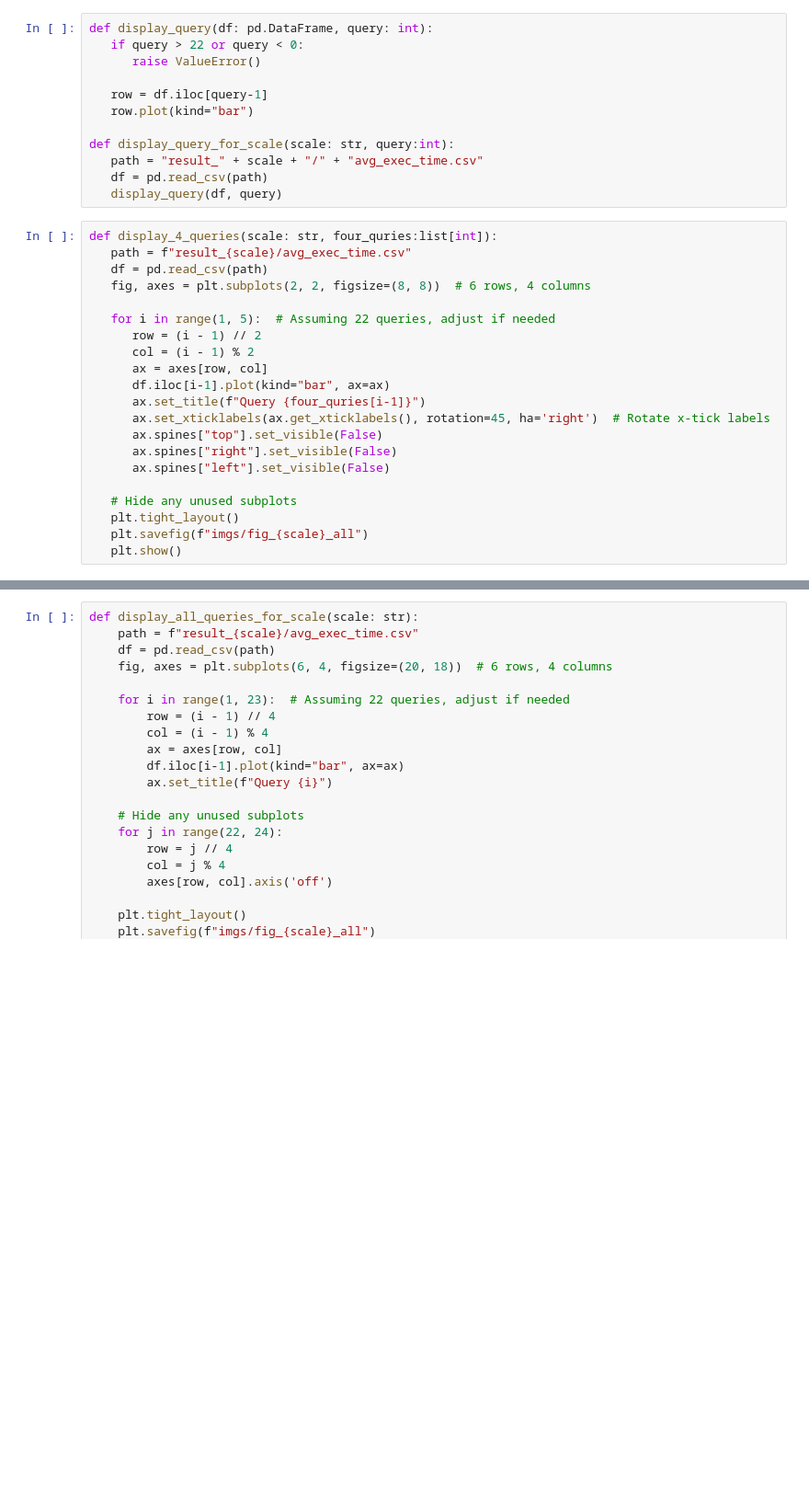
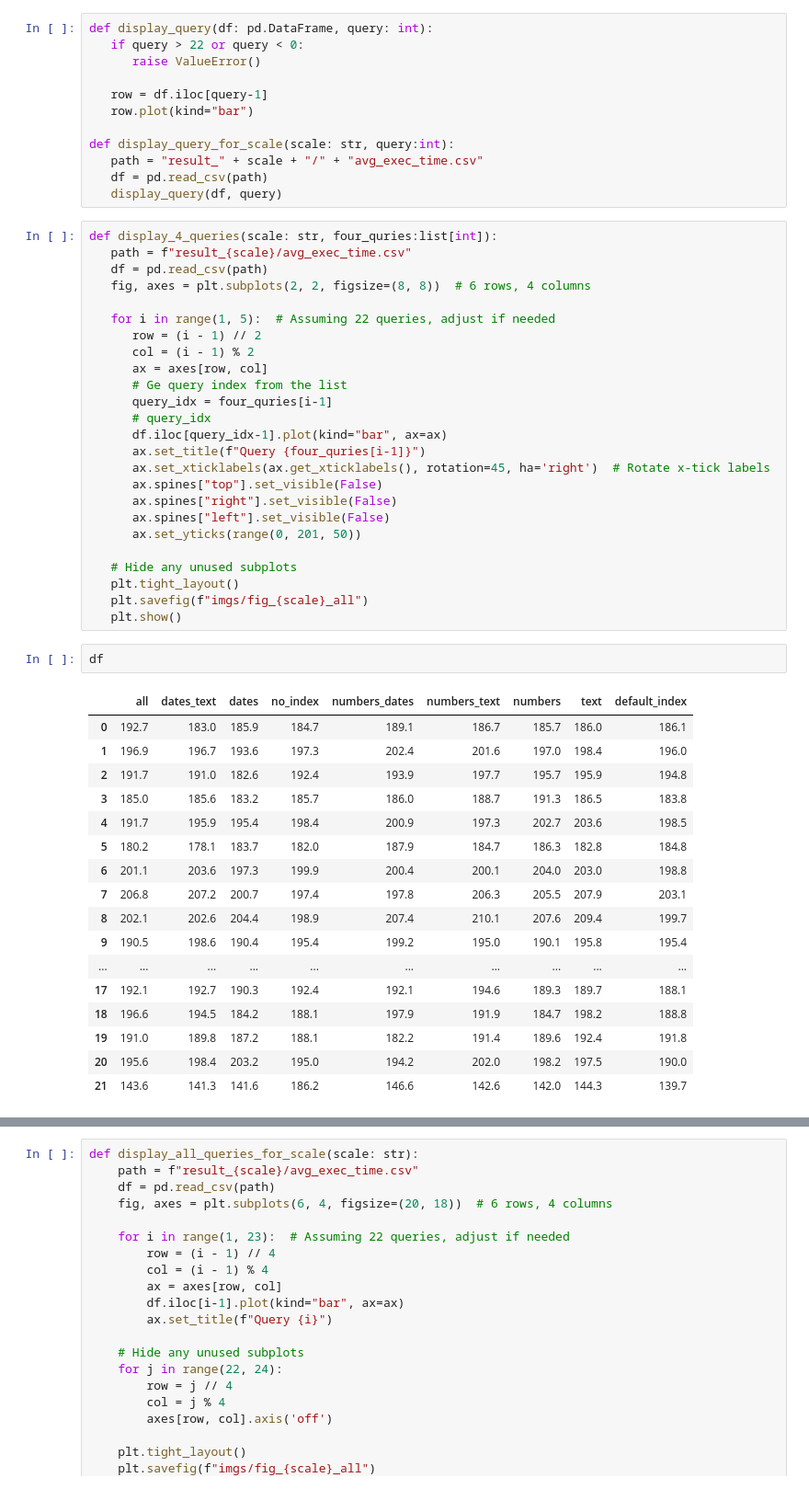
Before and after one commit to xXPinkmagicXx/csp_db, a Jupyter notebook: execution_time.ipynb, the cells around one changed output, grey strips where cells are left out. Shown at 92% size. Drawn from its saved outputs; the diff is of its cells as text; blank space fills up the shorter version.

```diff
--- a/execution_time.ipynb
+++ b/execution_time.ipynb
@@ -82,15 +82,39 @@ def display_4_queries(scale: str, four_quries:list[int]):
       row = (i - 1) // 2
       col = (i - 1) % 2
       ax = axes[row, col]
-      df.iloc[i-1].plot(kind="bar", ax=ax)
+      # Ge query index from the list
+      query_idx = four_quries[i-1]
+      # query_idx
+      df.iloc[query_idx-1].plot(kind="bar", ax=ax)
       ax.set_title(f"Query {four_quries[i-1]}")
       ax.set_xticklabels(ax.get_xticklabels(), rotation=45, ha='right')  # Rotate x-tick labels
       ax.spines["top"].set_visible(False)
       ax.spines["right"].set_visible(False)
       ax.spines["left"].set_visible(False)
+      ax.set_yticks(range(0, 201, 50))
 
    # Hide any unused subplots
    plt.tight_layout()
    plt.savefig(f"imgs/fig_{scale}_all")
    plt.show()
+# %%
+df
+# %% [output]
+|  | all | dates_text | dates | no_index | numbers_dates | numbers_text | numbers | text | default_index |
+| 0 | 192.7 | 183.0 | 185.9 | 184.7 | 189.1 | 186.7 | 185.7 | 186.0 | 186.1 |
+| 1 | 196.9 | 196.7 | 193.6 | 197.3 | 202.4 | 201.6 | 197.0 | 198.4 | 196.0 |
+| 2 | 191.7 | 191.0 | 182.6 | 192.4 | 193.9 | 197.7 | 195.7 | 195.9 | 194.8 |
+| 3 | 185.0 | 185.6 | 183.2 | 185.7 | 186.0 | 188.7 | 191.3 | 186.5 | 183.8 |
+| 4 | 191.7 | 195.9 | 195.4 | 198.4 | 200.9 | 197.3 | 202.7 | 203.6 | 198.5 |
+| 5 | 180.2 | 178.1 | 183.7 | 182.0 | 187.9 | 184.7 | 186.3 | 182.8 | 184.8 |
+| 6 | 201.1 | 203.6 | 197.3 | 199.9 | 200.4 | 200.1 | 204.0 | 203.0 | 198.8 |
+| 7 | 206.8 | 207.2 | 200.7 | 197.4 | 197.8 | 206.3 | 205.5 | 207.9 | 203.1 |
+| 8 | 202.1 | 202.6 | 204.4 | 198.9 | 207.4 | 210.1 | 207.6 | 209.4 | 199.7 |
+| 9 | 190.5 | 198.6 | 190.4 | 195.4 | 199.2 | 195.0 | 190.1 | 195.8 | 195.4 |
+| ... | ... | ... | ... | ... | ... | ... | ... | ... | ... |
+| 17 | 192.1 | 192.7 | 190.3 | 192.4 | 192.1 | 194.6 | 189.3 | 189.7 | 188.1 |
+| 18 | 196.6 | 194.5 | 184.2 | 188.1 | 197.9 | 191.9 | 184.7 | 198.2 | 188.8 |
+| 19 | 191.0 | 189.8 | 187.2 | 188.1 | 182.2 | 191.4 | 189.6 | 192.4 | 191.8 |
+| 20 | 195.6 | 198.4 | 203.2 | 195.0 | 194.2 | 202.0 | 198.2 | 197.5 | 190.0 |
+| 21 | 143.6 | 141.3 | 141.6 | 186.2 | 146.6 | 142.6 | 142.0 | 144.3 | 139.7 |
 # %%
```
Also changed, not shown: parts of 1 cell of this notebook, 1 other file.
